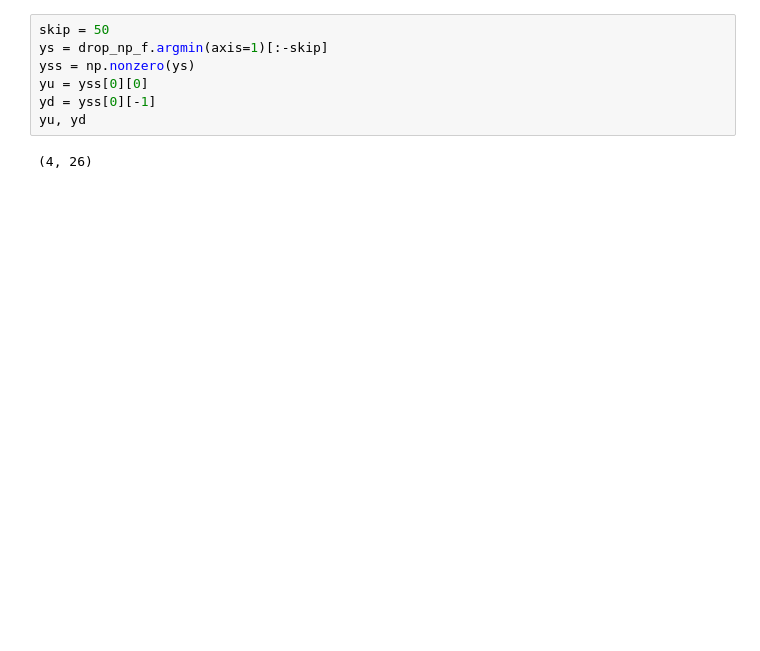
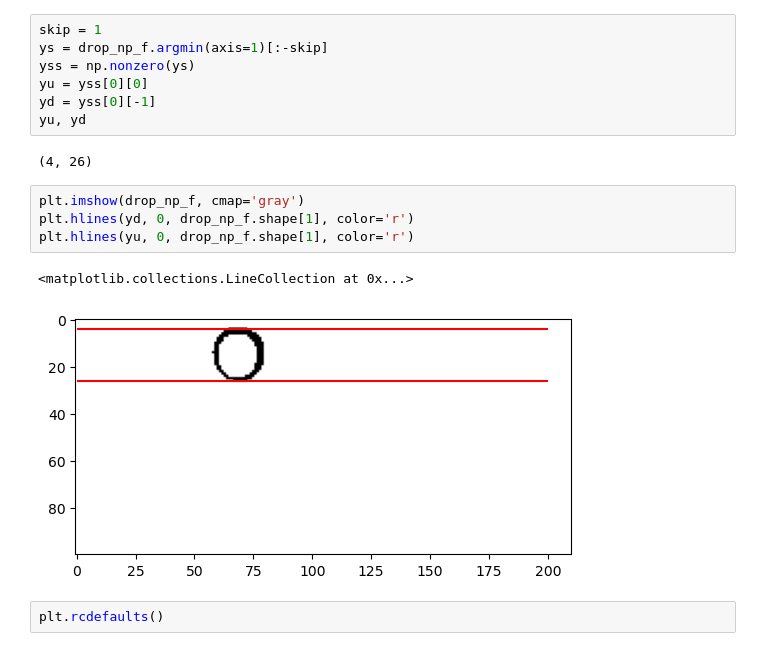
Before and after one commit to Hari31416/mini-project, a Jupyter notebook: center.ipynb, the cells around one changed output. Drawn from its saved outputs; the diff is of its cells as text; blank space fills up the shorter version.

```diff
--- a/center.ipynb
+++ b/center.ipynb
@@ -55,5 +72,5 @@ xl, xr
 # %%
-skip = 50
+skip = 1
 ys = drop_np_f.argmin(axis=1)[:-skip]
 yss = np.nonzero(ys)
 yu = yss[0][0]
@@ -61,3 +78,12 @@ yd = yss[0][-1]
 yu, yd
 # %% [output]
 (4, 26)
+# %%
+plt.imshow(drop_np_f, cmap='gray')
+plt.hlines(yd, 0, drop_np_f.shape[1], color='r')
+plt.hlines(yu, 0, drop_np_f.shape[1], color='r')
+# %% [output]
+<matplotlib.collections.LineCollection at 0x...>
+[figure, added]
+# %%
+plt.rcdefaults()
```
Also changed, not shown: parts of 11 cells of this notebook.
